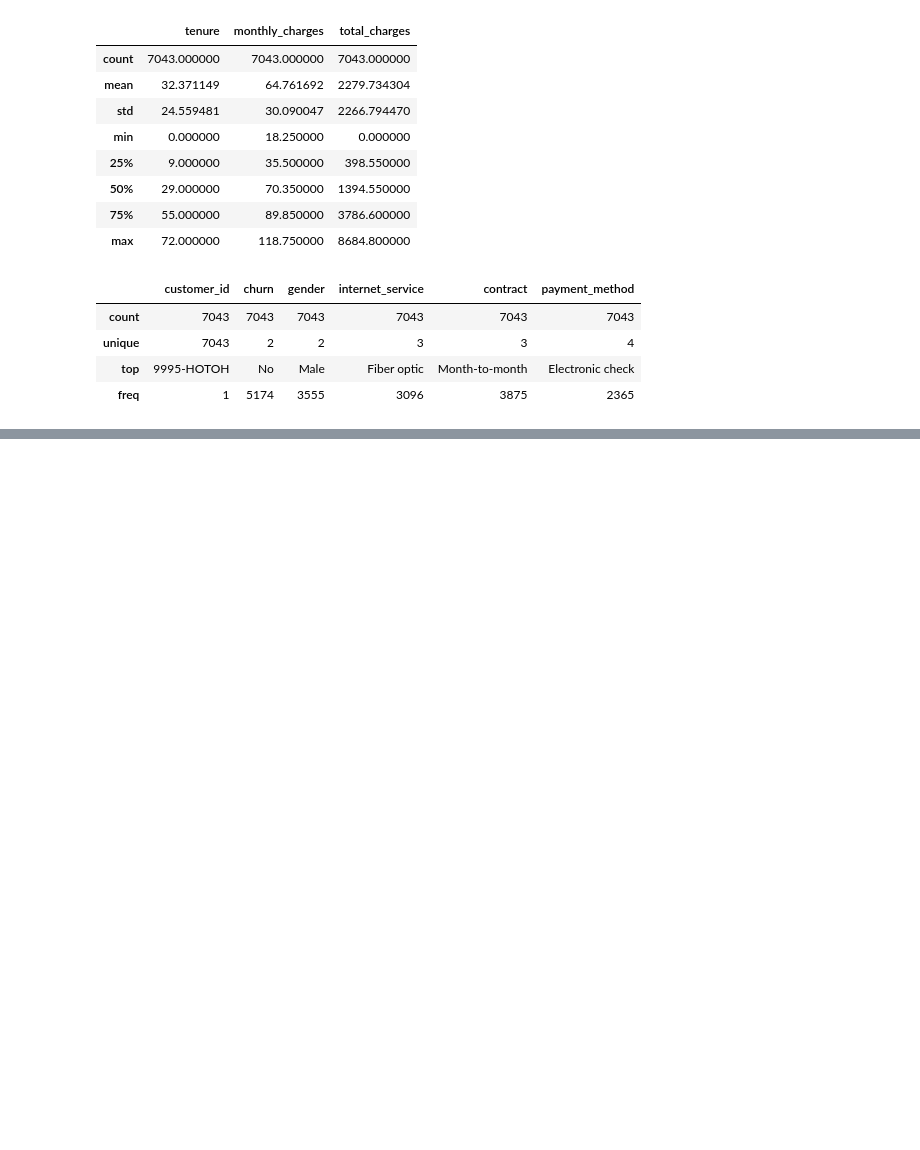
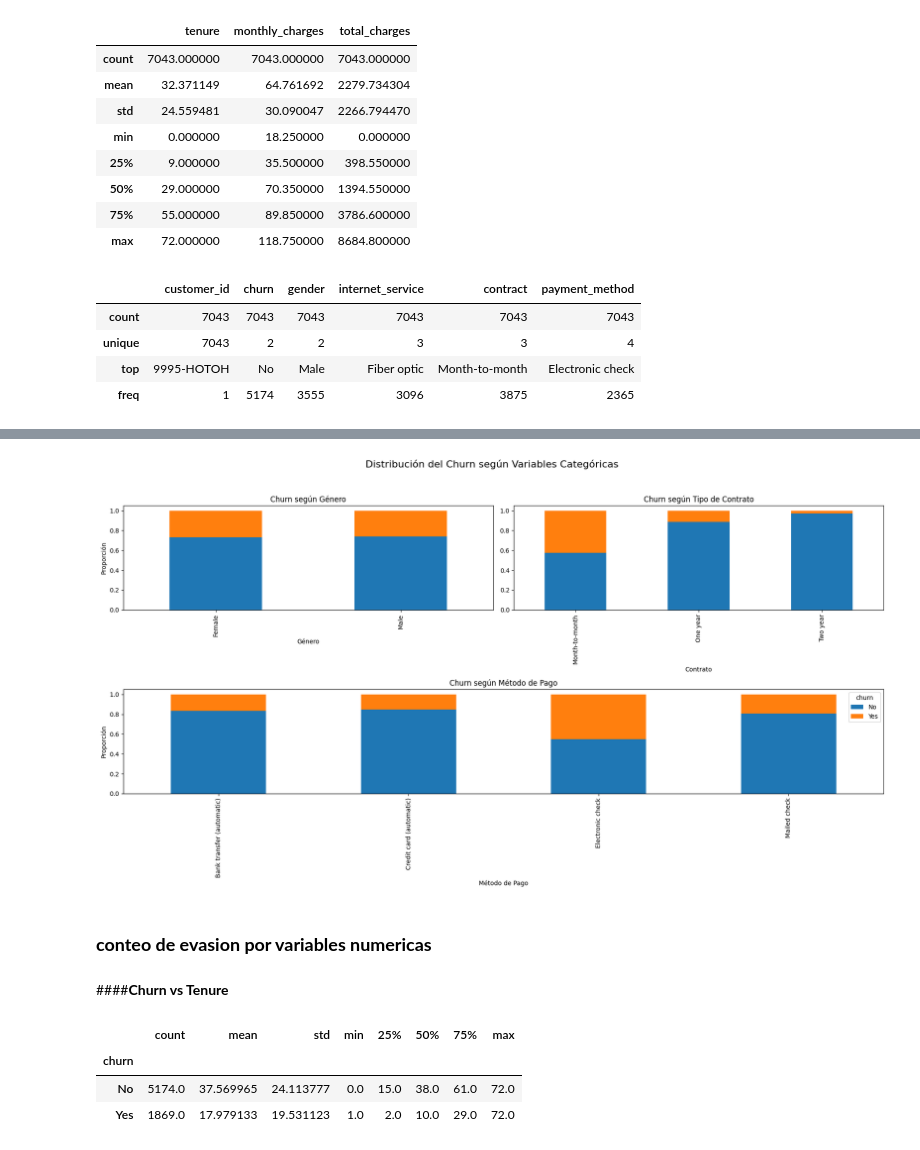
Before and after one commit to ECastro08/Challenge-TelecomX, a Jupyter notebook: challengeTelecomX.ipynb, the cells around one changed output, grey strips where cells are left out. Drawn from its saved outputs; the diff is of its cells as text; code cells hidden in the pictures; blank space fills up the shorter version.

```diff
--- a/challengeTelecomX.ipynb
+++ b/challengeTelecomX.ipynb
@@ -433,0 +602,50 @@ Analizadas cada una de las columnas y sus tipos de datos,se concluye que las col
+# %%
+import matplotlib.pyplot as plt
+import pandas as pd
+
+fig = plt.figure(figsize=(18, 10))
+
+# Definición del layout (2 filas, 2 columnas)
+ax1 = plt.subplot2grid((2, 2), (0, 0))
+ax2 = plt.subplot2grid((2, 2), (0, 1))
+ax3 = plt.subplot2grid((2, 2), (1, 0), colspan=2)
+
+# 1. Churn según género
+pd.crosstab(df_telecom['gender'], df_telecom['churn'], normalize='index').plot(
+    kind='bar', stacked=True, ax=ax1, legend=False
+)
+ax1.set_title('Churn según Género')
+ax1.set_xlabel('Género')
+ax1.set_ylabel('Proporción')
+
+# 2. Churn según tipo de contrato
+pd.crosstab(df_telecom['contract'], df_telecom['churn'], normalize='index').plot(
+    kind='bar', stacked=True, ax=ax2, legend=False
+)
+ax2.set_title('Churn según Tipo de Contrato')
+ax2.set_xlabel('Contrato')
+
+# 3. Churn según método de pago
+pd.crosstab(df_telecom['payment_method'], df_telecom['churn'], normalize='index').plot(
+    kind='bar', stacked=True, ax=ax3, legend=True
+)
+ax3.set_title('Churn según Método de Pago')
+ax3.set_xlabel('Método de Pago')
+ax3.set_ylabel('Proporción')
+
+plt.suptitle('Distribución del Churn según Variables Categóricas', fontsize=16)
+plt.tight_layout(rect=[0, 0, 1, 0.95])
+plt.show()
+# %% [output]
+[figure, added]
+# %% [markdown]
+### **conteo de evasion por variables numericas**
+# %% [markdown]
+####**Churn vs Tenure**
+# %%
+df_telecom.groupby('churn')['tenure'].describe()
+# %% [output]
+|  | count | mean | std | min | 25% | 50% | 75% | max |
+| churn |  |  |  |  |  |  |  |  |
+| No | 5174.0 | 37.569965 | 24.113777 | 0.0 | 15.0 | 38.0 | 61.0 | 72.0 |
+| Yes | 1869.0 | 17.979133 | 19.531123 | 1.0 | 2.0 | 10.0 | 29.0 | 72.0 |
```
Also changed, not shown: parts of 54 cells of this notebook.
